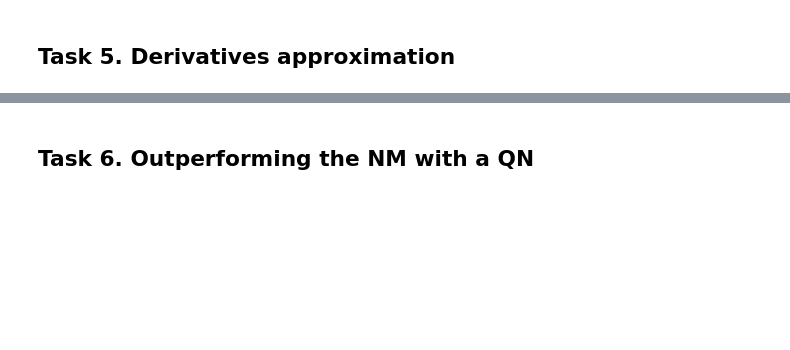
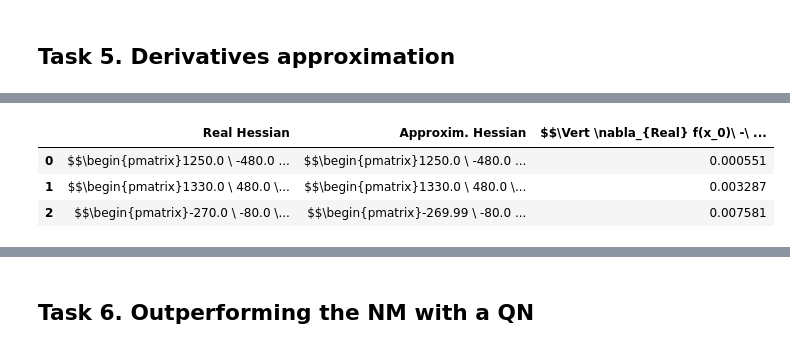
Before and after one commit to pilzpascal/ss23_Numerical_Optimisation, a Jupyter notebook: 1/Phase 2/phase2.ipynb, the cells around one changed output, grey strips where cells are left out. Saved outputs shown, nothing was run; the diff lists cells and outputs as text; code cells hidden in the pictures; blank space fills up the shorter version.

```diff
--- a/1/Phase 2/phase2.ipynb
+++ b/1/Phase 2/phase2.ipynb
@@ -515,0 +588,10 @@ Norm: 0.035555871747700855
+# %%
+pd.options.display.max_colwidth = 1000
+df_dicts = approximate(rosenbrock_function, rosenbrock_function_h, approximate_hessian,
+                       rosenbrock_function_sp, ['Real Hessian', 'Approxim. Hessian'])
+display(pd.DataFrame(df_dicts))
+# %% [output]
+|  | Real Hessian | Approxim. Hessian | $$\Vert \nabla_{Real} f(x_0)\ -\ ... |
+| 0 | $$\begin{pmatrix}1250.0 \ -480.0 ... | $$\begin{pmatrix}1250.0 \ -480.0 ... | 0.000551 |
+| 1 | $$\begin{pmatrix}1330.0 \ 480.0 \... | $$\begin{pmatrix}1330.0 \ 480.0 \... | 0.003287 |
+| 2 | $$\begin{pmatrix}-270.0 \ -80.0 \... | $$\begin{pmatrix}-269.99 \ -80.0 ... | 0.007581 |
```
Also changed, not shown: parts of 6 cells of this notebook.
